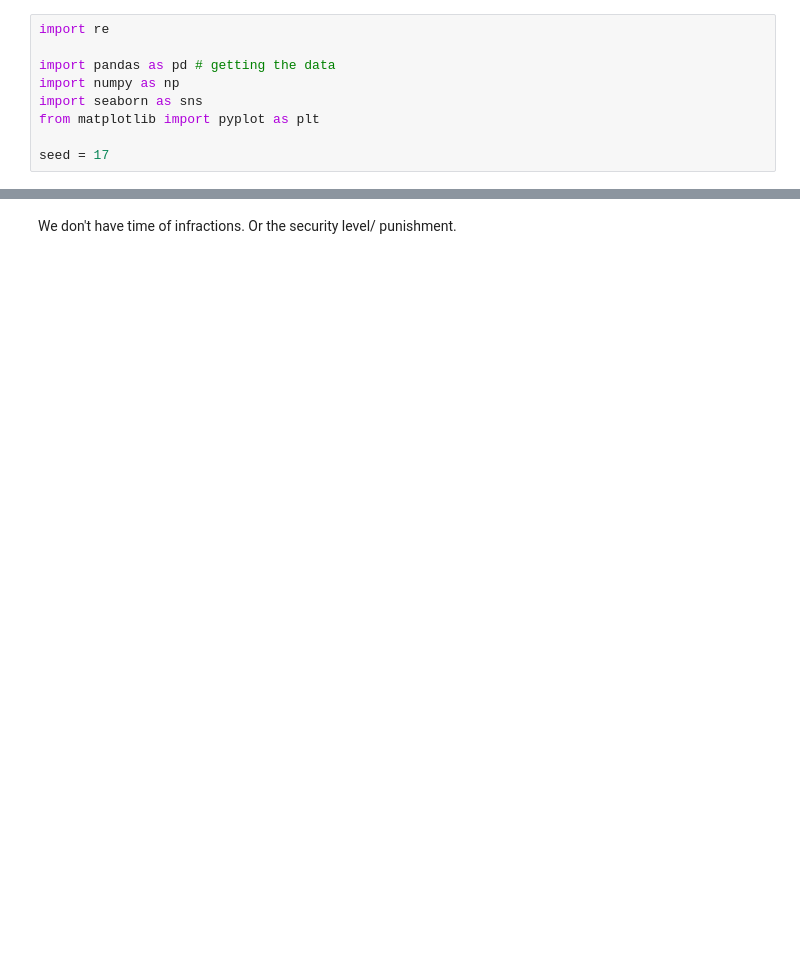
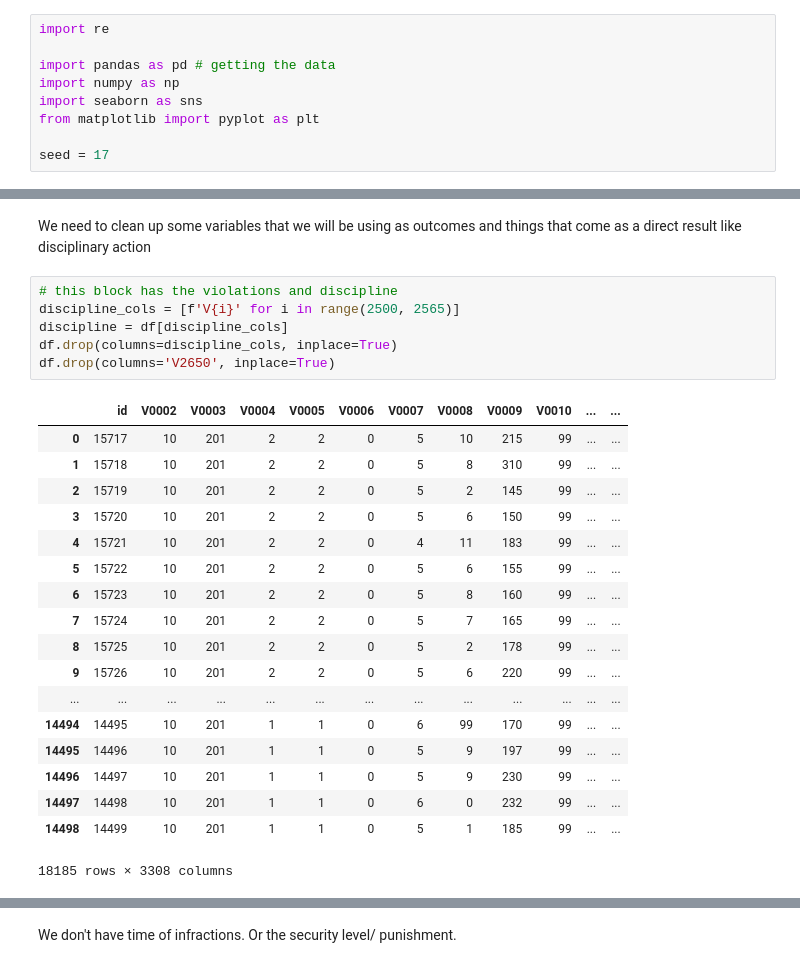
Before and after one commit to benbranchflower/applied_machine_learning, a Jupyter notebook: prison_violations.ipynb, the cells around one changed output, grey strips where cells are left out. Drawn from its saved outputs; the diff is of its cells as text; blank space fills up the shorter version.

```diff
--- a/prison_violations.ipynb
+++ b/prison_violations.ipynb
@@ -40,0 +31,27 @@ df.shape
+# %% [markdown]
+We need to clean up some variables that we will be using as outcomes and things that come as a direct result like disciplinary action
+# %%
+# this block has the violations and discipline
+discipline_cols = [f'V{i}' for i in range(2500, 2565)]
+discipline = df[discipline_cols]
+df.drop(columns=discipline_cols, inplace=True)
+df.drop(columns='V2650', inplace=True)
+# %% [output]
+|  | id | V0002 | V0003 | V0004 | V0005 | V0006 | V0007 | V0008 | V0009 | V0010 | ... | ... |
+| 0 | 15717 | 10 | 201 | 2 | 2 | 0 | 5 | 10 | 215 | 99 | ... | ... |
+| 1 | 15718 | 10 | 201 | 2 | 2 | 0 | 5 | 8 | 310 | 99 | ... | ... |
+| 2 | 15719 | 10 | 201 | 2 | 2 | 0 | 5 | 2 | 145 | 99 | ... | ... |
+| 3 | 15720 | 10 | 201 | 2 | 2 | 0 | 5 | 6 | 150 | 99 | ... | ... |
+| 4 | 15721 | 10 | 201 | 2 | 2 | 0 | 4 | 11 | 183 | 99 | ... | ... |
+| 5 | 15722 | 10 | 201 | 2 | 2 | 0 | 5 | 6 | 155 | 99 | ... | ... |
+| 6 | 15723 | 10 | 201 | 2 | 2 | 0 | 5 | 8 | 160 | 99 | ... | ... |
+| 7 | 15724 | 10 | 201 | 2 | 2 | 0 | 5 | 7 | 165 | 99 | ... | ... |
+| 8 | 15725 | 10 | 201 | 2 | 2 | 0 | 5 | 2 | 178 | 99 | ... | ... |
+| 9 | 15726 | 10 | 201 | 2 | 2 | 0 | 5 | 6 | 220 | 99 | ... | ... |
+| ... | ... | ... | ... | ... | ... | ... | ... | ... | ... | ... | ... | ... |
+| 14494 | 14495 | 10 | 201 | 1 | 1 | 0 | 6 | 99 | 170 | 99 | ... | ... |
+| 14495 | 14496 | 10 | 201 | 1 | 1 | 0 | 5 | 9 | 197 | 99 | ... | ... |
+| 14496 | 14497 | 10 | 201 | 1 | 1 | 0 | 5 | 9 | 230 | 99 | ... | ... |
+| 14497 | 14498 | 10 | 201 | 1 | 1 | 0 | 6 | 0 | 232 | 99 | ... | ... |
+| 14498 | 14499 | 10 | 201 | 1 | 1 | 0 | 5 | 1 | 185 | 99 | ... | ... |
+18185 rows × 3308 columns
```
Also changed, not shown: parts of 34 cells of this notebook.
